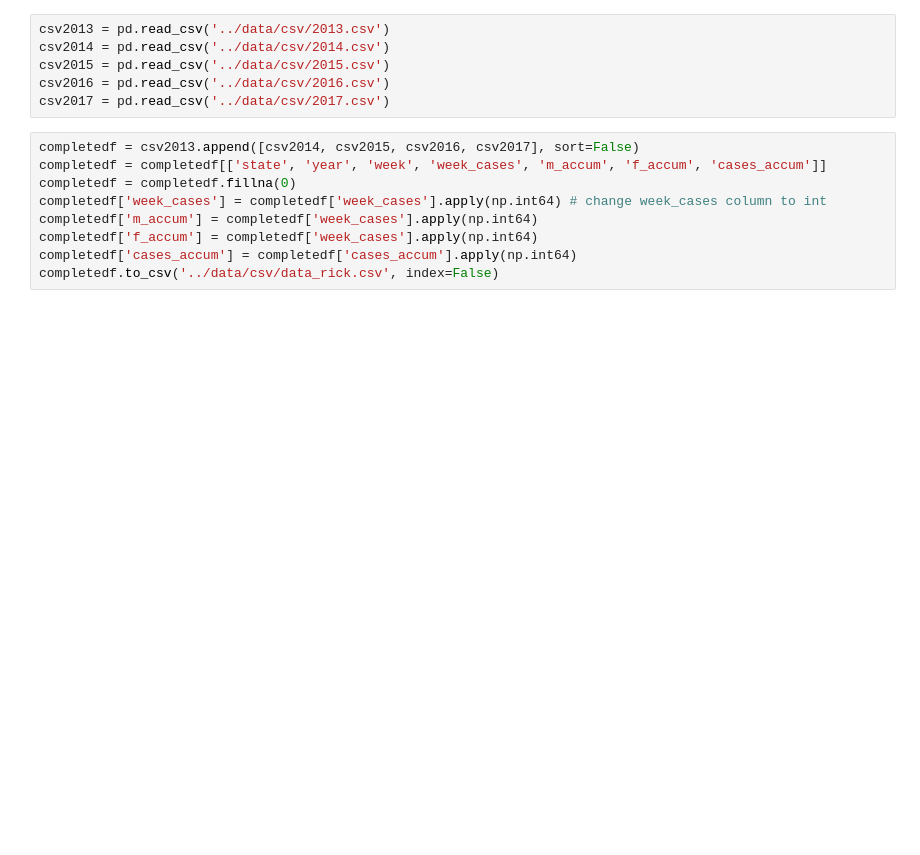
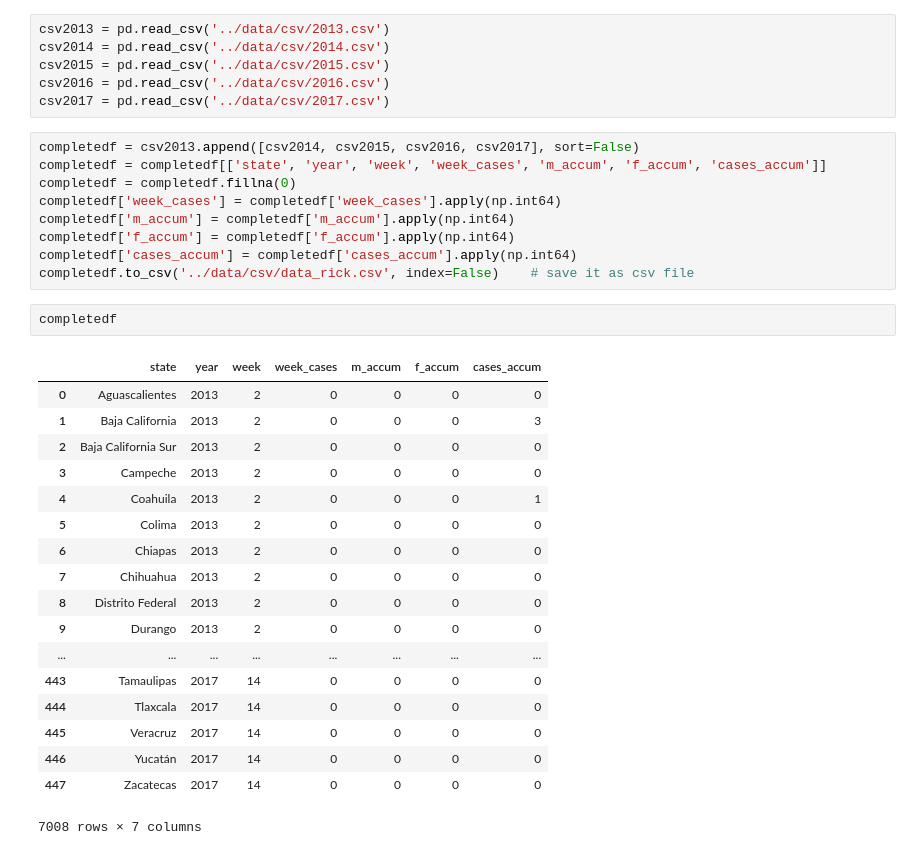
Before and after one commit to davidbc77/paper-rickettsiosis, a Jupyter notebook: src/data_wrangling.ipynb, the cells around one changed output. Cells and saved outputs as stored; diff of their text form; blank space fills up the shorter version.

```diff
--- a/src/data_wrangling.ipynb
+++ b/src/data_wrangling.ipynb
@@ -200,8 +200,29 @@ csv2017 = pd.read_csv('../data/csv/2017.csv')
 completedf = csv2013.append([csv2014, csv2015, csv2016, csv2017], sort=False)
 completedf = completedf[['state', 'year', 'week', 'week_cases', 'm_accum', 'f_accum', 'cases_accum']]
 completedf = completedf.fillna(0)
-completedf['week_cases'] = completedf['week_cases'].apply(np.int64) # change week_cases column to int
-completedf['m_accum'] = completedf['week_cases'].apply(np.int64)
-completedf['f_accum'] = completedf['week_cases'].apply(np.int64)
+completedf['week_cases'] = completedf['week_cases'].apply(np.int64)
+completedf['m_accum'] = completedf['m_accum'].apply(np.int64)
+completedf['f_accum'] = completedf['f_accum'].apply(np.int64)
 completedf['cases_accum'] = completedf['cases_accum'].apply(np.int64)
-completedf.to_csv('../data/csv/data_rick.csv', index=False)
+completedf.to_csv('../data/csv/data_rick.csv', index=False)    # save it as csv file
+# %%
+completedf
+# %% [output]
+|  | state | year | week | week_cases | m_accum | f_accum | cases_accum |
+| 0 | Aguascalientes | 2013 | 2 | 0 | 0 | 0 | 0 |
+| 1 | Baja California | 2013 | 2 | 0 | 0 | 0 | 3 |
+| 2 | Baja California Sur | 2013 | 2 | 0 | 0 | 0 | 0 |
+| 3 | Campeche | 2013 | 2 | 0 | 0 | 0 | 0 |
+| 4 | Coahuila | 2013 | 2 | 0 | 0 | 0 | 1 |
+| 5 | Colima | 2013 | 2 | 0 | 0 | 0 | 0 |
+| 6 | Chiapas | 2013 | 2 | 0 | 0 | 0 | 0 |
+| 7 | Chihuahua | 2013 | 2 | 0 | 0 | 0 | 0 |
+| 8 | Distrito Federal | 2013 | 2 | 0 | 0 | 0 | 0 |
+| 9 | Durango | 2013 | 2 | 0 | 0 | 0 | 0 |
+| ... | ... | ... | ... | ... | ... | ... | ... |
+| 443 | Tamaulipas | 2017 | 14 | 0 | 0 | 0 | 0 |
+| 444 | Tlaxcala | 2017 | 14 | 0 | 0 | 0 | 0 |
+| 445 | Veracruz | 2017 | 14 | 0 | 0 | 0 | 0 |
+| 446 | Yucatán | 2017 | 14 | 0 | 0 | 0 | 0 |
+| 447 | Zacatecas | 2017 | 14 | 0 | 0 | 0 | 0 |
+7008 rows × 7 columns
```
Also changed, not shown: 2 other files.
